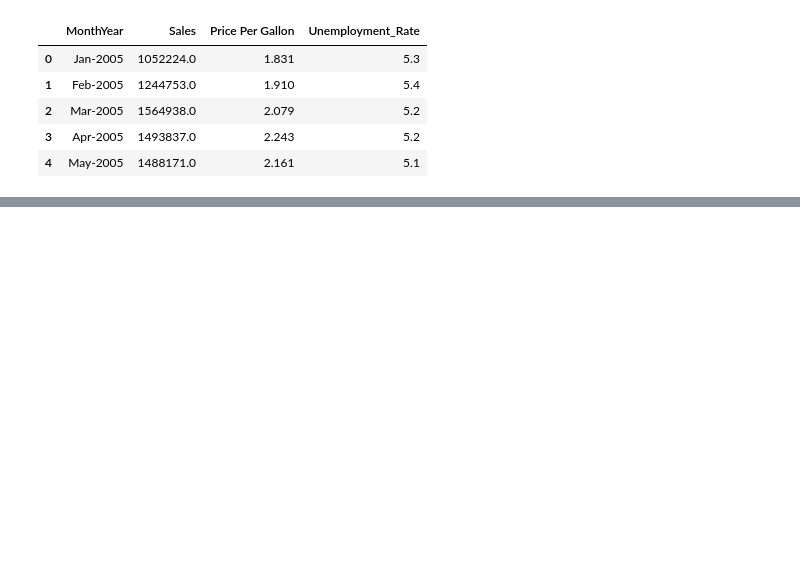
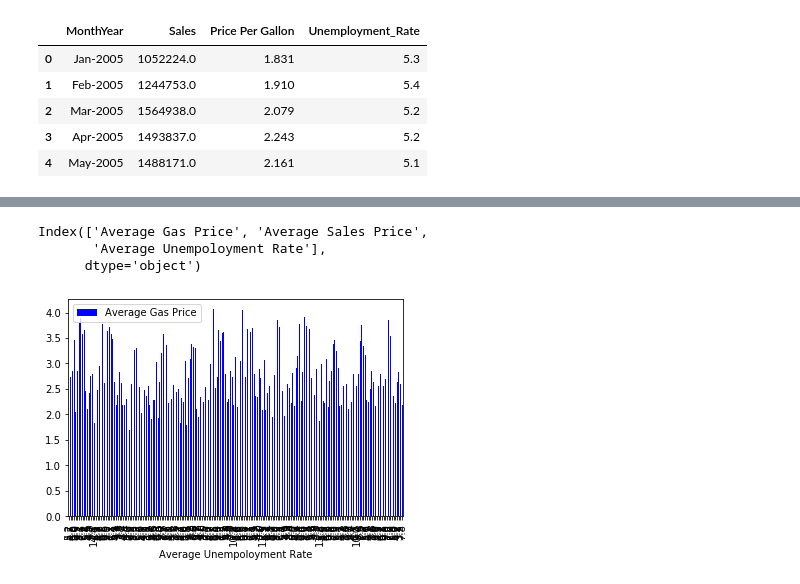
Before and after one commit to michelleherman13/auto-sales, a Jupyter notebook: data/Bargraphs.ipynb, the cells around one changed output, grey strips where cells are left out. Drawn from its saved outputs; the diff is of its cells as text; code cells hidden in the pictures; blank space fills up the shorter version.

```diff
--- a/data/Bargraphs.ipynb
+++ b/data/Bargraphs.ipynb
@@ -30,0 +65,3 @@ plt.show()
+# %%
+mean_sales_df = graph_df.groupby('MonthYear').mean()['Sales']
+mean_sales_df
@@ -30,0 +82,3 @@ plt.show()
+# %%
+mean_unemploy_df = graph_df.groupby('MonthYear').mean()['Unemployment_Rate']
+mean_unemploy_df
@@ -30,0 +99,5 @@ plt.show()
+# %%
+summary_mean_df = pd.DataFrame({"Average Gas Price":mean_gas_df,
+                              "Average Sales Price":mean_sales_df,
+                              "Average Unempoloyment Rate":mean_unemploy_df})
+summary_mean_df.head()
@@ -30,0 +112,11 @@ plt.show()
+# %%
+summary_mean_df.columns
+# %% [output]
+Index(['Average Gas Price', 'Average Sales Price',
+       'Average Unempoloyment Rate'],
+      dtype='object')
+# %%
+summary_mean_df.plot(kind ='bar', x='Average Unempoloyment Rate', y='Average Gas Price', color = 'blue')
+plt.show()
+# %% [output]
+[figure, added]
```
Also changed, not shown: parts of 18 cells of this notebook, 3 other files.
